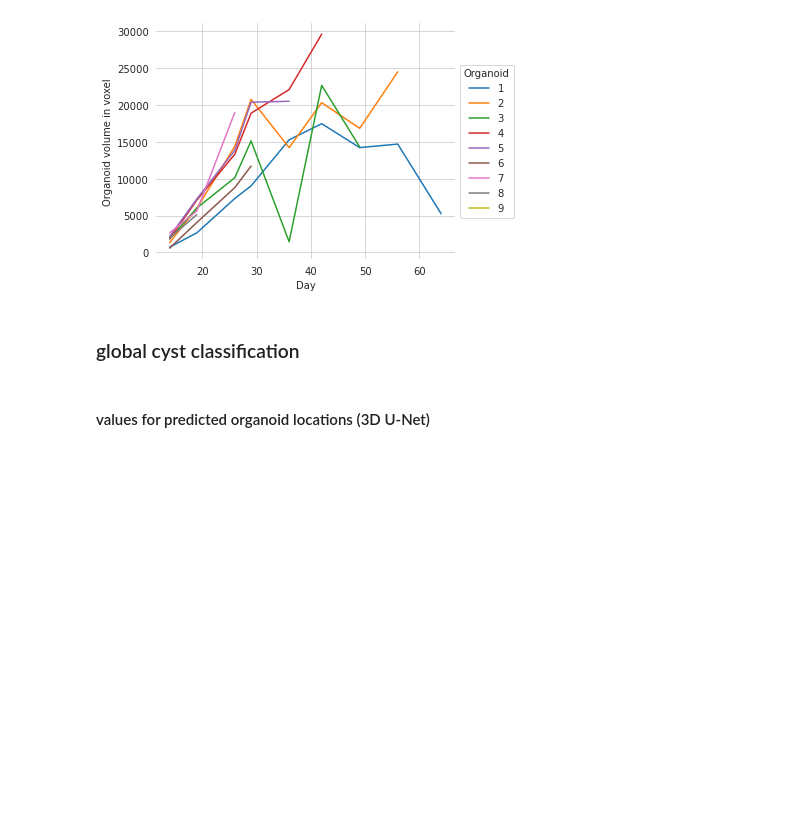
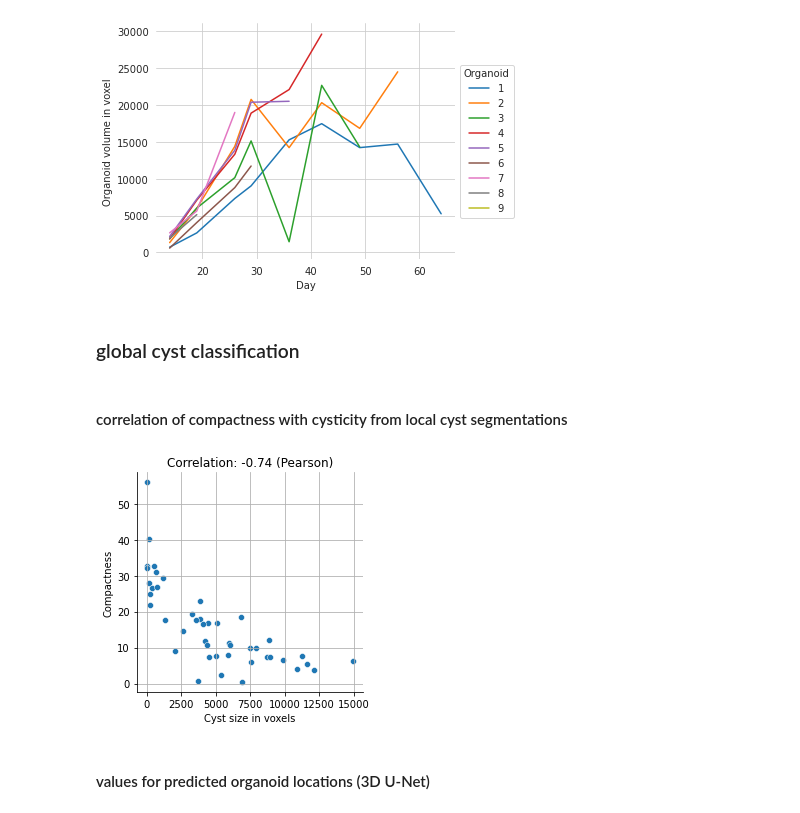
Before and after one commit to deiluca/cerebral_organoid_quant_mri, a Jupyter notebook: scripts/data_analysis.ipynb, the cells around one changed output. Drawn from its saved outputs; the diff is of its cells as text; code cells hidden in the pictures; blank space fills up the shorter version.

```diff
--- a/scripts/data_analysis.ipynb
+++ b/scripts/data_analysis.ipynb
@@ -326,6 +248,12 @@ plt.savefig('figures/organoid_growth_over_time.png', dpi=400)
 [figure]
 # %% [markdown]
 ### global cyst classification
+# %% [markdown]
+#### correlation of compactness with cysticity from local cyst segmentations
+# %%
+plot_correlation_compactness_cysticity(save_to='results/local_cyst_segmentation/plots/correlation_compactness_cysticity.png')
+# %% [output]
+[figure, added]
 # %% [markdown]
 #### values for predicted organoid locations (3D U-Net)
 # %%
```
Also changed, not shown: parts of 10 cells of this notebook, 7 other files.
